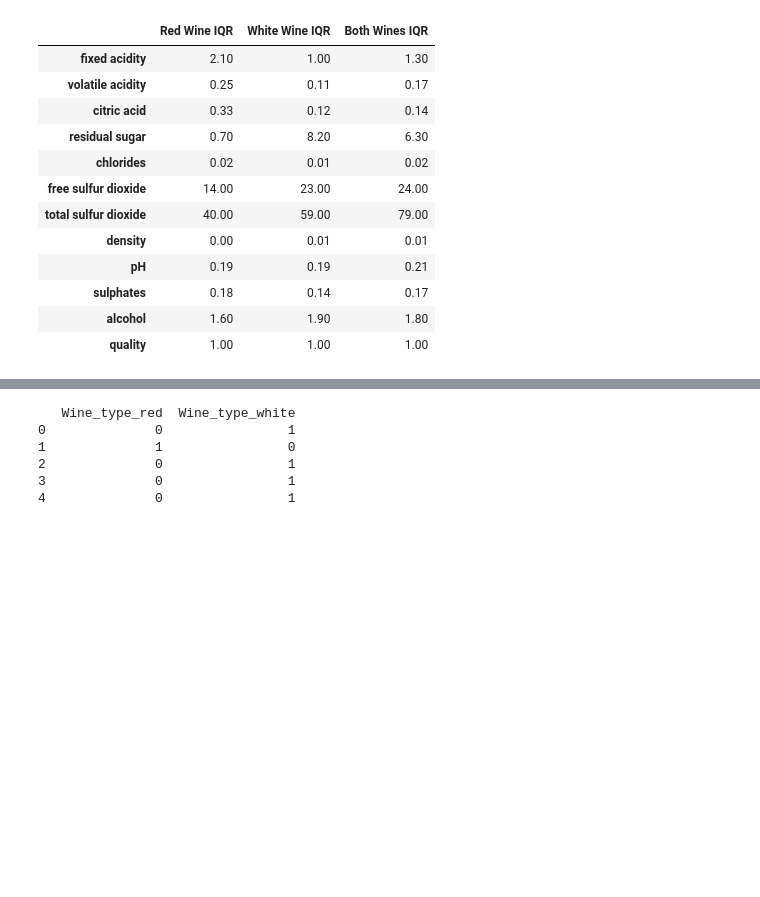
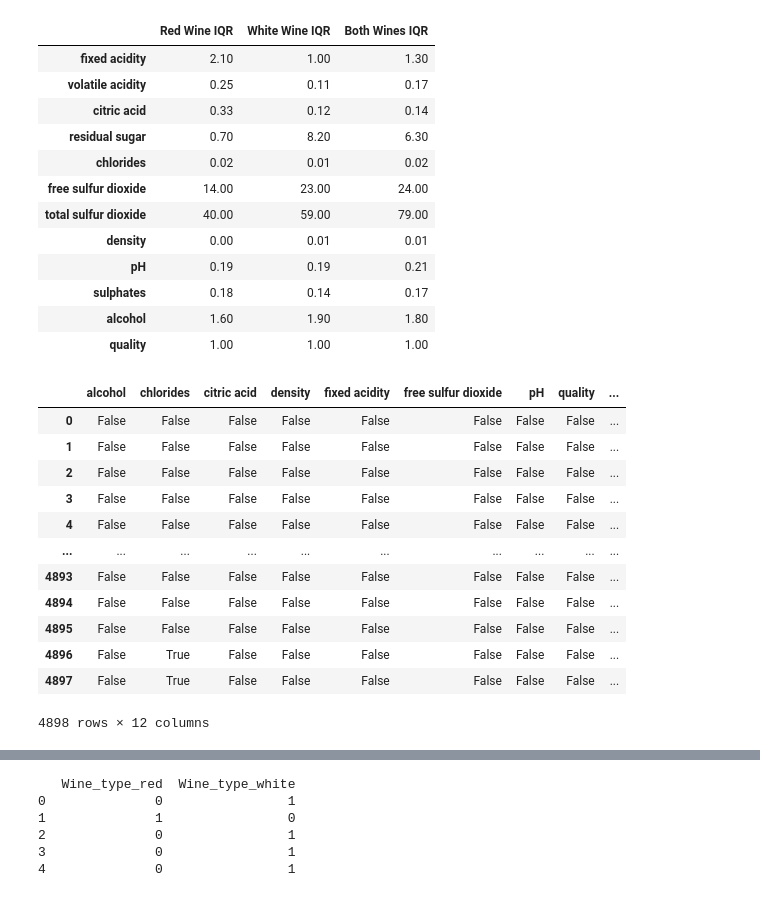
Before and after one commit to lvuduy/BlueBerry-Winery, a Jupyter notebook: PJ2_Sprint1.ipynb, the cells around one changed output, grey strips where cells are left out. Saved outputs shown, nothing was run; the diff lists cells and outputs as text; code cells hidden in the pictures; blank space fills up the shorter version.

```diff
--- a/PJ2_Sprint1.ipynb
+++ b/PJ2_Sprint1.ipynb
@@ -1076,4 +1170,24 @@ wine_IQRcomp
 | sulphates | 0.18 | 0.14 | 0.17 |
 | alcohol | 1.60 | 1.90 | 1.80 |
 | quality | 1.00 | 1.00 | 1.00 |
+# %%
+#((white_wine.drop(columns=["quality_label","wine_type"],  axis=1)) < (Q1w - 1.5 * IQRw)) | (white_wine.drop(columns=["quality_label","wine_type"],  axis=1) > (Q3w + 1.5 * IQRw))
+((white_wine.iloc[:,:11])< (Q1w - 1.5 * IQRw))| ((white_wine.iloc[:,:11])> (Q3w + 1.5 * IQRw))
+
+#the "min" value is Q1 (the 25th percentile) - 1.5 x the IQR.
+#Similarly the "max" is Q3 (the 75th percentile) + 1.5 x the IQR.
+# %% [output]
+|  | alcohol | chlorides | citric acid | density | fixed acidity | free sulfur dioxide | pH | quality | ... |
+| 0 | False | False | False | False | False | False | False | False | ... |
+| 1 | False | False | False | False | False | False | False | False | ... |
+| 2 | False | False | False | False | False | False | False | False | ... |
+| 3 | False | False | False | False | False | False | False | False | ... |
+| 4 | False | False | False | False | False | False | False | False | ... |
+| ... | ... | ... | ... | ... | ... | ... | ... | ... | ... |
+| 4893 | False | False | False | False | False | False | False | False | ... |
+| 4894 | False | False | False | False | False | False | False | False | ... |
+| 4895 | False | False | False | False | False | False | False | False | ... |
+| 4896 | False | True | False | False | False | False | False | False | ... |
+| 4897 | False | True | False | False | False | False | False | False | ... |
+4898 rows × 12 columns
 # %%
```
Also changed, not shown: parts of 38 cells of this notebook.
